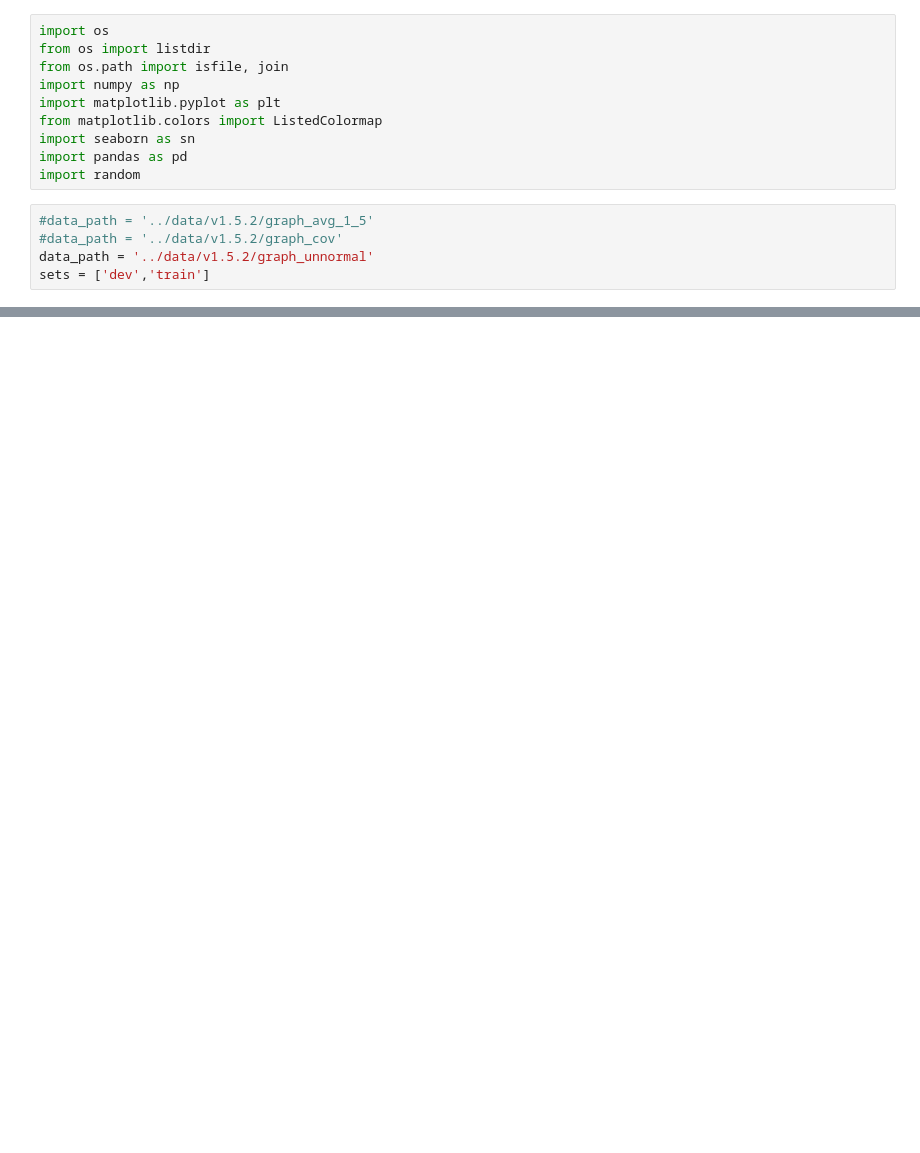
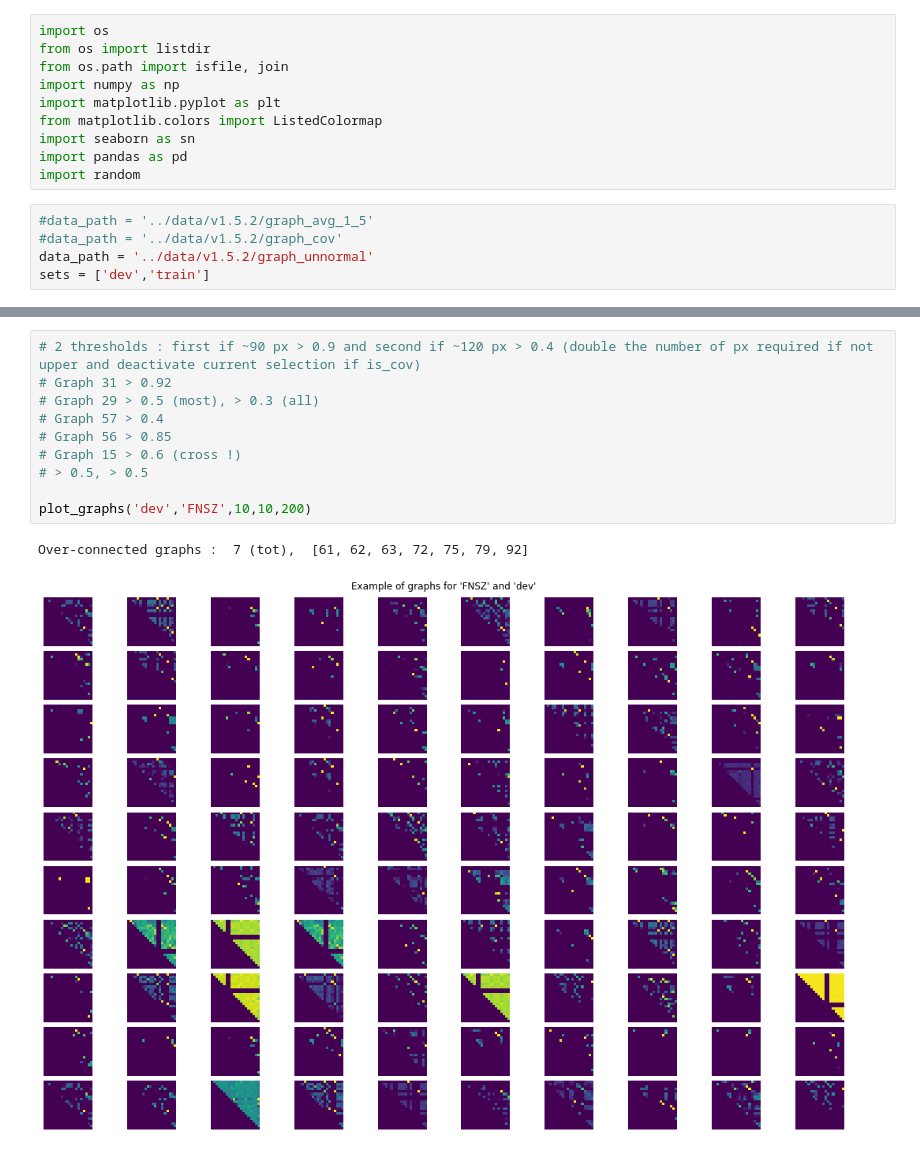
Before and after one commit to Rmarieta/LTS4, a Jupyter notebook: classifier/plot_graphs.ipynb, the cells around one changed output, grey strips where cells are left out. Drawn from its saved outputs; the diff is of its cells as text; blank space fills up the shorter version.

```diff
--- a/classifier/plot_graphs.ipynb
+++ b/classifier/plot_graphs.ipynb
@@ -33,4 +57,17 @@ def plot_graphs(_set, szr_type, rows, cols, _seed) :
     plt.tight_layout()
     plt.subplots_adjust(wspace = 0, hspace = 0.1)
     plt.show()
+# %%
+# 2 thresholds : first if ~90 px > 0.9 and second if ~120 px > 0.4 (double the number of px required if not upper and deactivate current selection if is_cov)
+# Graph 31 > 0.92
+# Graph 29 > 0.5 (most), > 0.3 (all)
+# Graph 57 > 0.4
+# Graph 56 > 0.85
+# Graph 15 > 0.6 (cross !)
+# > 0.5, > 0.5
+
+plot_graphs('dev','FNSZ',10,10,200)
+# %% [output]
+Over-connected graphs :  7 (tot),  [61, 62, 63, 72, 75, 79, 92]
+[figure, added]
 # %%
```
Also changed, not shown: parts of 4 cells of this notebook.
